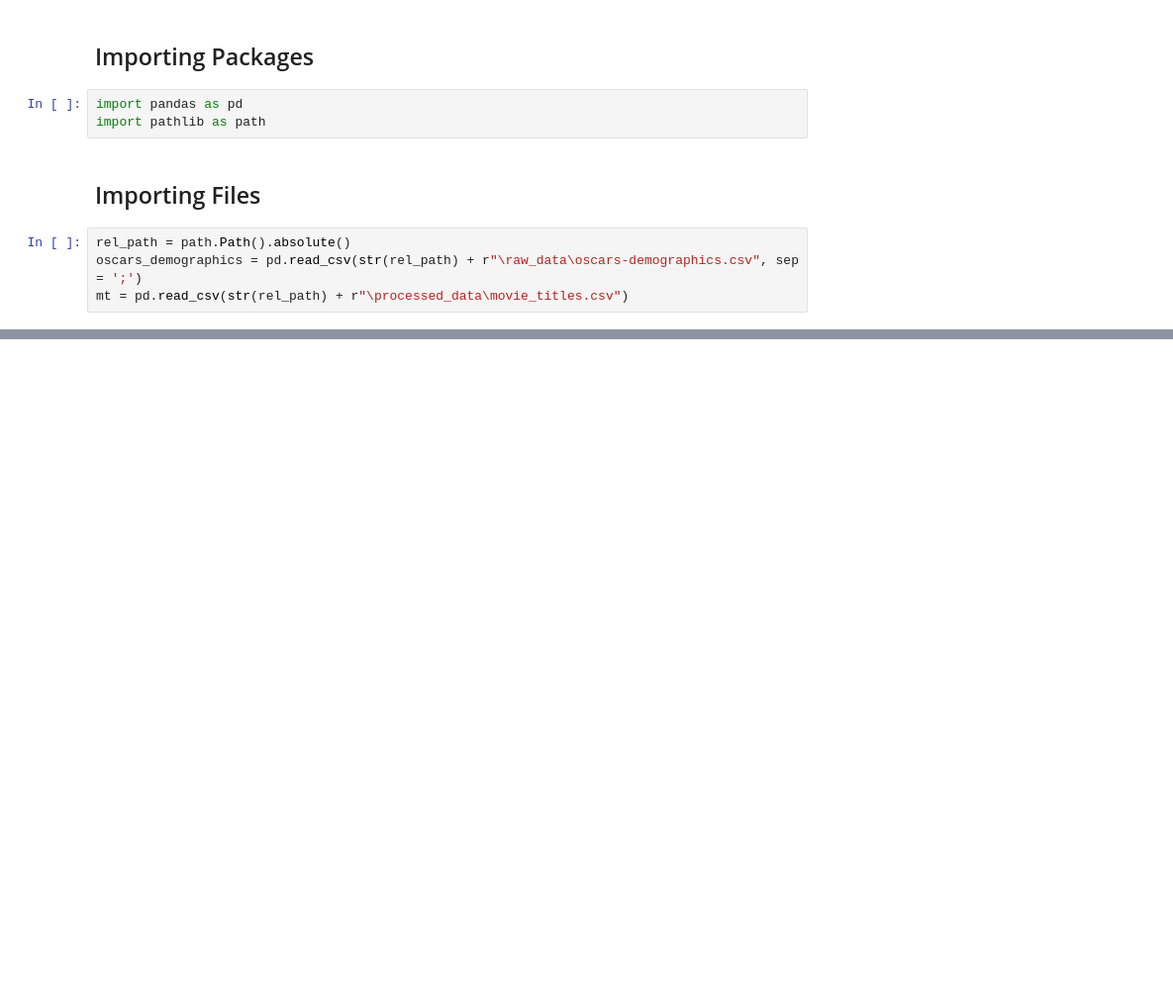
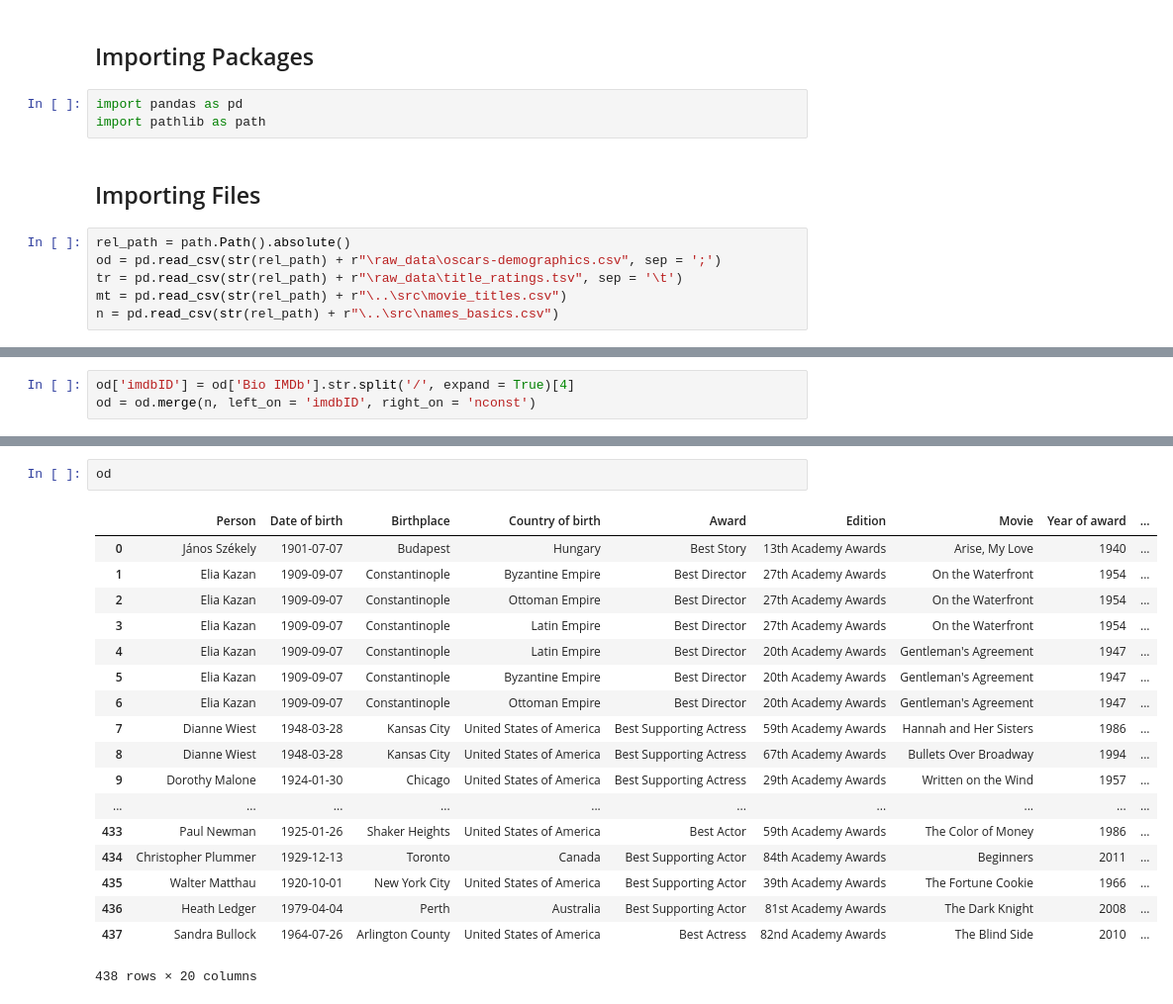
Before and after one commit to UW-CSE442-WI20/FP-oscar-nominations, a Jupyter notebook: data_processing/Untitled.ipynb, the cells around one changed output, grey strips where cells are left out. Shown at 99% size. Cells and saved outputs as stored; diff of their text form; blank space fills up the shorter version.

```diff
--- a/data_processing/Untitled.ipynb
+++ b/data_processing/Untitled.ipynb
@@ -9,5 +9,7 @@ import pathlib as path
 ## Importing Files
 # %%
 rel_path = path.Path().absolute()
-oscars_demographics = pd.read_csv(str(rel_path) + r"\raw_data\oscars-demographics.csv", sep = ';')
-mt = pd.read_csv(str(rel_path) + r"\processed_data\movie_titles.csv")
+od = pd.read_csv(str(rel_path) + r"\raw_data\oscars-demographics.csv", sep = ';')
+tr = pd.read_csv(str(rel_path) + r"\raw_data\title_ratings.tsv", sep = '\t')
+mt = pd.read_csv(str(rel_path) + r"\..\src\movie_titles.csv")
+n = pd.read_csv(str(rel_path) + r"\..\src\names_basics.csv")
@@ -52,0 +18,3 @@ mt[mt['primaryTitle'] == "The Revenant"]
+# %%
+od['imdbID'] = od['Bio IMDb'].str.split('/', expand = True)[4]
+od = od.merge(n, left_on = 'imdbID', right_on = 'nconst')
@@ -52,0 +26,21 @@ mt[mt['primaryTitle'] == "The Revenant"]
+# %%
+od
+# %% [output]
+|  | Person | Date of birth | Birthplace | Country of birth | Award | Edition | Movie | Year of award | ... |
+| 0 | János Székely | 1901-07-07 | Budapest | Hungary | Best Story | 13th Academy Awards | Arise, My Love | 1940 | ... |
+| 1 | Elia Kazan | 1909-09-07 | Constantinople | Byzantine Empire | Best Director | 27th Academy Awards | On the Waterfront | 1954 | ... |
+| 2 | Elia Kazan | 1909-09-07 | Constantinople | Ottoman Empire | Best Director | 27th Academy Awards | On the Waterfront | 1954 | ... |
+| 3 | Elia Kazan | 1909-09-07 | Constantinople | Latin Empire | Best Director | 27th Academy Awards | On the Waterfront | 1954 | ... |
+| 4 | Elia Kazan | 1909-09-07 | Constantinople | Latin Empire | Best Director | 20th Academy Awards | Gentleman's Agreement | 1947 | ... |
+| 5 | Elia Kazan | 1909-09-07 | Constantinople | Byzantine Empire | Best Director | 20th Academy Awards | Gentleman's Agreement | 1947 | ... |
+| 6 | Elia Kazan | 1909-09-07 | Constantinople | Ottoman Empire | Best Director | 20th Academy Awards | Gentleman's Agreement | 1947 | ... |
+| 7 | Dianne Wiest | 1948-03-28 | Kansas City | United States of America | Best Supporting Actress | 59th Academy Awards | Hannah and Her Sisters | 1986 | ... |
+| 8 | Dianne Wiest | 1948-03-28 | Kansas City | United States of America | Best Supporting Actress | 67th Academy Awards | Bullets Over Broadway | 1994 | ... |
+| 9 | Dorothy Malone | 1924-01-30 | Chicago | United States of America | Best Supporting Actress | 29th Academy Awards | Written on the Wind | 1957 | ... |
+| ... | ... | ... | ... | ... | ... | ... | ... | ... | ... |
+| 433 | Paul Newman | 1925-01-26 | Shaker Heights | United States of America | Best Actor | 59th Academy Awards | The Color of Money | 1986 | ... |
+| 434 | Christopher Plummer | 1929-12-13 | Toronto | Canada | Best Supporting Actor | 84th Academy Awards | Beginners | 2011 | ... |
+| 435 | Walter Matthau | 1920-10-01 | New York City | United States of America | Best Supporting Actor | 39th Academy Awards | The Fortune Cookie | 1966 | ... |
+| 436 | Heath Ledger | 1979-04-04 | Perth | Australia | Best Supporting Actor | 81st Academy Awards | The Dark Knight | 2008 | ... |
+| 437 | Sandra Bullock | 1964-07-26 | Arlington County | United States of America | Best Actress | 82nd Academy Awards | The Blind Side | 2010 | ... |
+438 rows × 20 columns
```
Also changed, not shown: parts of 5 cells of this notebook, 4 other files.
